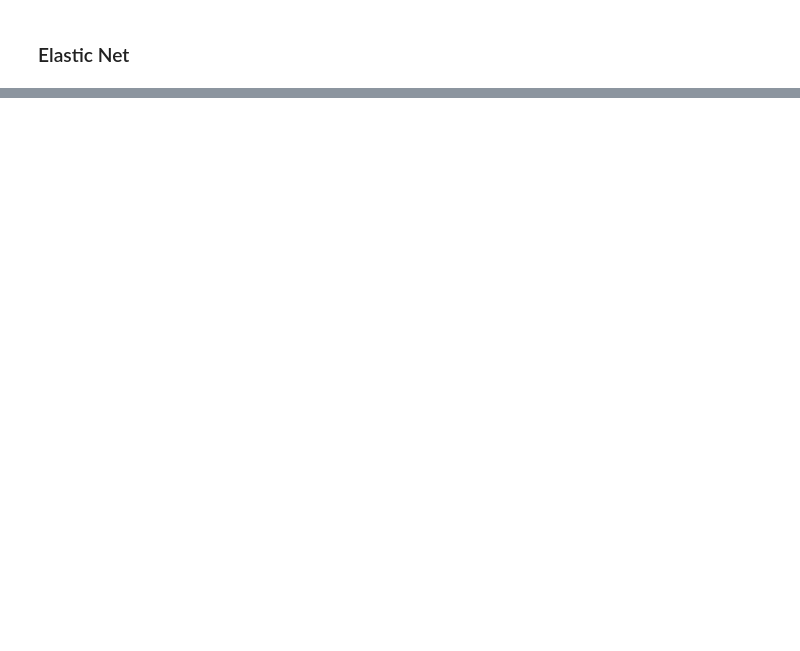
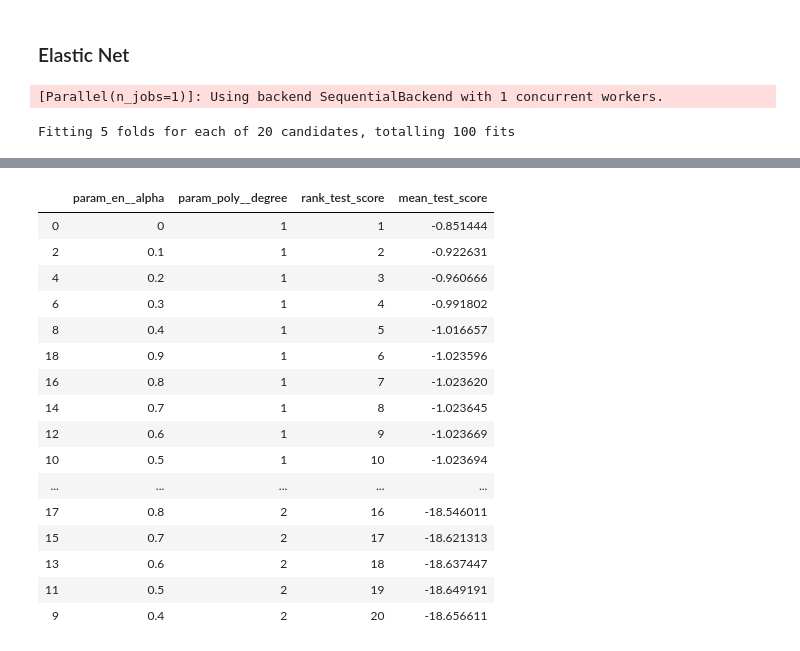
Before and after one commit to jrockower/ml-final-project, a Jupyter notebook: analysis.ipynb, the cells around one changed output, grey strips where cells are left out. Saved outputs shown, nothing was run; the diff lists cells and outputs as text; code cells hidden in the pictures; blank space fills up the shorter version.

```diff
--- a/analysis.ipynb
+++ b/analysis.ipynb
@@ -452,11 +576,11 @@ pipe.rank_coefs(grid_model_result, train_features.columns)
 # %% [markdown]
 ### Linear Regression
 # %%
-pipeline_l = Pipeline([
+pipeline = Pipeline([
     ('poly', PolynomialFeatures(include_bias=False)), ('linreg', LinearRegression())
 ])
 
-params_l = {
+params = {
           'poly__degree': (1,2)
          }
 
@@ -480,14 +634,17 @@ pipe.rank_coefs(grid_model_result, train_features.columns)
 # %% [markdown]
 ### Elastic Net
 # %%
-pipeline_l = Pipeline([
+pipeline = Pipeline([
     ('poly', PolynomialFeatures(include_bias=False)), ('en',ElasticNet())
 ])
 
-params_l = {'en__alpha': alpha_range,
+params = {'en__alpha': alpha_range,
           'poly__degree': (1,2)
          }
 
 grid_model, grid_model_result, cv_results = pipe.run_gridsearch(pipeline, params, train_features, train_target, verbose=1)
 
 cv_results
+# %% [output]
+[Parallel(n_jobs=1)]: Using backend SequentialBackend with 1 concurrent workers.
+Fitting 5 folds for each of 20 candidates, totalling 100 fits
@@ -494,3 +652,20 @@ cv_results
+|  | param_en__alpha | param_poly__degree | rank_test_score | mean_test_score |
+| 0 | 0 | 1 | 1 | -0.851444 |
+| 2 | 0.1 | 1 | 2 | -0.922631 |
+| 4 | 0.2 | 1 | 3 | -0.960666 |
+| 6 | 0.3 | 1 | 4 | -0.991802 |
+| 8 | 0.4 | 1 | 5 | -1.016657 |
+| 18 | 0.9 | 1 | 6 | -1.023596 |
+| 16 | 0.8 | 1 | 7 | -1.023620 |
+| 14 | 0.7 | 1 | 8 | -1.023645 |
+| 12 | 0.6 | 1 | 9 | -1.023669 |
+| 10 | 0.5 | 1 | 10 | -1.023694 |
+| ... | ... | ... | ... | ... |
+| 17 | 0.8 | 2 | 16 | -18.546011 |
+| 15 | 0.7 | 2 | 17 | -18.621313 |
+| 13 | 0.6 | 2 | 18 | -18.637447 |
+| 11 | 0.5 | 2 | 19 | -18.649191 |
+| 9 | 0.4 | 2 | 20 | -18.656611 |
 # %%
 print(grid_model_result.best_estimator_, '\n')
 
```
Also changed, not shown: parts of 19 cells of this notebook.
